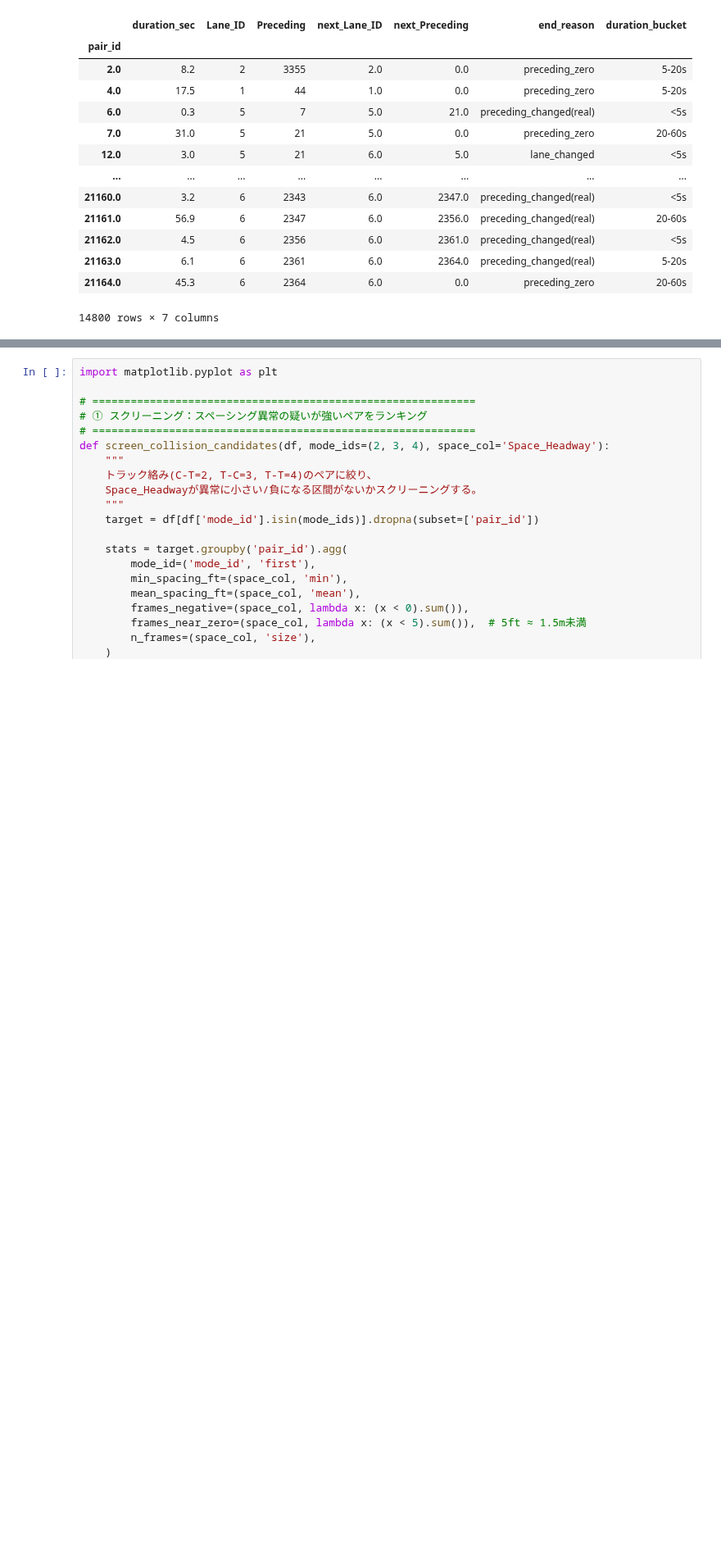
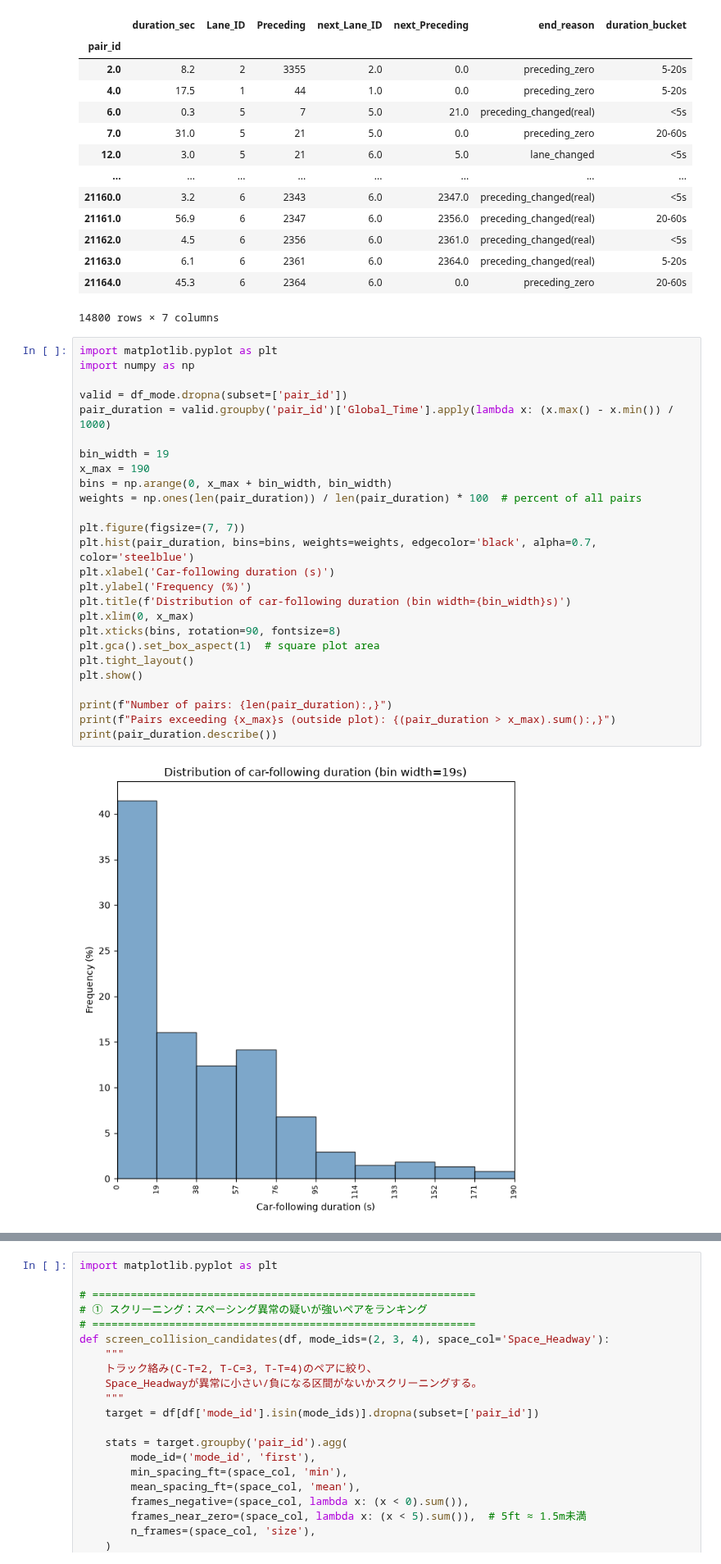
Before and after one commit to tenn0126/Game_Theory_Algorithm, a Jupyter notebook: notebooks/00_data_prep.ipynb, the cells around one changed output, grey strips where cells are left out. Shown at 82% size. Saved outputs shown, nothing was run; the diff lists cells and outputs as text; blank space fills up the shorter version.

```diff
--- a/notebooks/00_data_prep.ipynb
+++ b/notebooks/00_data_prep.ipynb
@@ -1214,3 +1214,31 @@ duration_bucket
 | 21163.0 | 6.1 | 6 | 2361 | 6.0 | 2364.0 | preceding_changed(real) | 5-20s |
 | 21164.0 | 45.3 | 6 | 2364 | 6.0 | 0.0 | preceding_zero | 20-60s |
 14800 rows × 7 columns
+# %%
+import matplotlib.pyplot as plt
+import numpy as np
+
+valid = df_mode.dropna(subset=['pair_id'])
+pair_duration = valid.groupby('pair_id')['Global_Time'].apply(lambda x: (x.max() - x.min()) / 1000)
+
+bin_width = 19
+x_max = 190
+bins = np.arange(0, x_max + bin_width, bin_width)
+weights = np.ones(len(pair_duration)) / len(pair_duration) * 100  # percent of all pairs
+
+plt.figure(figsize=(7, 7))
+plt.hist(pair_duration, bins=bins, weights=weights, edgecolor='black', alpha=0.7, color='steelblue')
+plt.xlabel('Car-following duration (s)')
+plt.ylabel('Frequency (%)')
+plt.title(f'Distribution of car-following duration (bin width={bin_width}s)')
+plt.xlim(0, x_max)
+plt.xticks(bins, rotation=90, fontsize=8)
+plt.gca().set_box_aspect(1)  # square plot area
+plt.tight_layout()
+plt.show()
+
+print(f"Number of pairs: {len(pair_duration):,}")
+print(f"Pairs exceeding {x_max}s (outside plot): {(pair_duration > x_max).sum():,}")
+print(pair_duration.describe())
+# %% [output]
+[figure, added]
```
Also changed, not shown: parts of 11 cells of this notebook, 2 other files.
